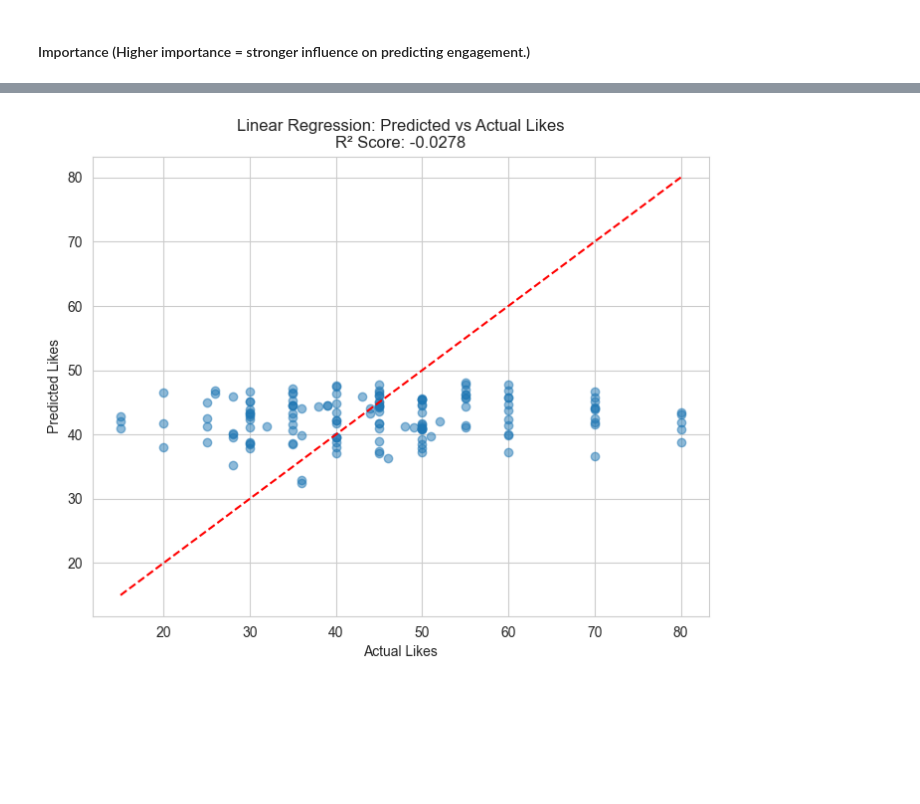
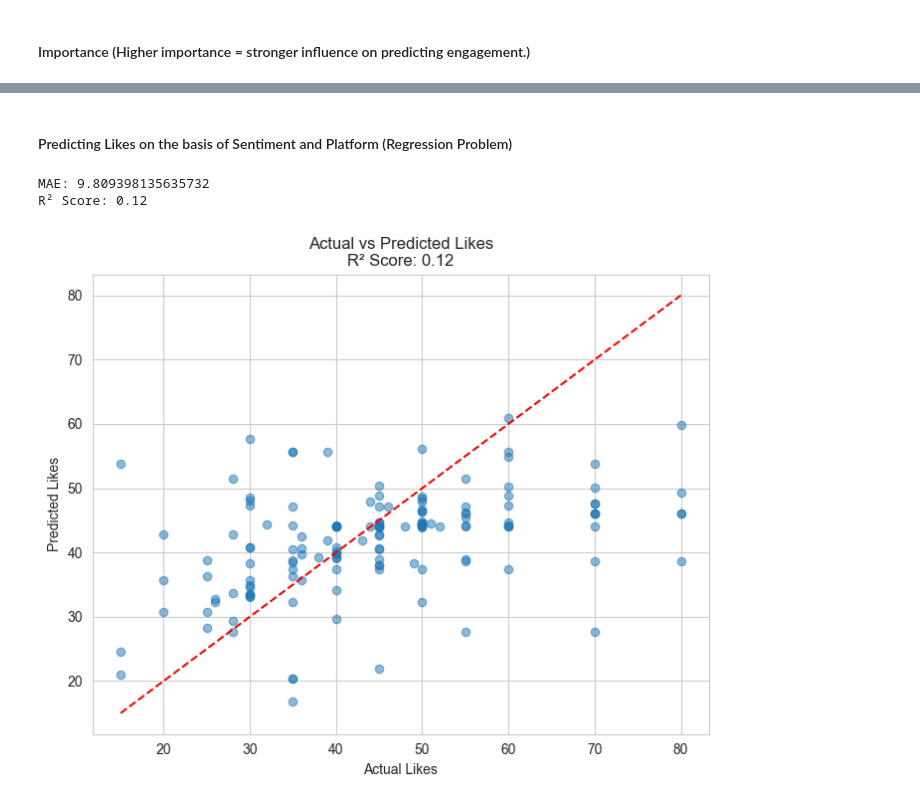
Before and after one commit to samridhsri/social-media-sentiment-analysis, a Jupyter notebook: notebook.ipynb, the cells around one changed output, grey strips where cells are left out. Drawn from its saved outputs; the diff is of its cells as text; code cells hidden in the pictures; blank space fills up the shorter version.

Commit message:
removed like prediction on basis of Hashtag and added on the basis of platform and sentiment

```diff
--- a/notebook.ipynb
+++ b/notebook.ipynb
@@ -523,6 +537,0 @@ Hashtag prediction
-# %%
-# Create new binary column
-df['Has_Hashtag'] = df['Hashtags'].apply(lambda x: 0 if pd.isna(x) or str(x).strip() == '' else 1)
-
-# Quick check
-print(df['Has_Hashtag'].value_counts())
@@ -595,0 +566,2 @@ Has_Hashtag: 0.0000
+# %% [markdown]
+#### Predicting Likes on the basis of Sentiment and Platform (Regression Problem)
@@ -596,14 +571,32 @@ Has_Hashtag: 0.0000
 # %%
-# For Linear Regression
-r2_linreg = r2_score(y_test, y_pred_linreg)
+# Feature Engineering (only sentiment and platform)
+X = pd.get_dummies(df[['Sentiment', 'Platform']])
+y = df['Likes']
 
+# Train-Test Split
+X_train, X_test, y_train, y_test = train_test_split(X, y, test_size=0.2, random_state=42)
+
+# Model
+model = RandomForestRegressor(random_state=42)
+model.fit(X_train, y_train)
+y_pred = model.predict(X_test)
+
+# Evaluation
+print('MAE:', mean_absolute_error(y_test, y_pred))
+r2 = r2_score(y_test, y_pred)
+print(f'R² Score: {r2:.2f}')
+
+# Scatter plot: Predicted vs Actual
 plt.figure(figsize=(8,6))
-plt.scatter(y_test, y_pred_linreg, alpha=0.5)
-plt.plot([y_test.min(), y_test.max()], [y_test.min(), y_test.max()], 'r--')
+plt.scatter(y_test, y_pred, alpha=0.5)
+plt.plot([y_test.min(), y_test.max()], [y_test.min(), y_test.max()], 'r--')  # Reference line
 plt.xlabel('Actual Likes')
 plt.ylabel('Predicted Likes')
-plt.title(f'Linear Regression: Predicted vs Actual Likes\nR² Score: {r2_linreg:.4f}')
+plt.title(f'Actual vs Predicted Likes\nR² Score: {r2:.2f}')
+
 plt.grid(True)
 plt.show()
 # %% [output]
+MAE: 9.809398135635732
+R² Score: 0.12
-[figure, old version]
+[figure, new version]
```
Also changed, not shown: parts of 20 cells of this notebook.
